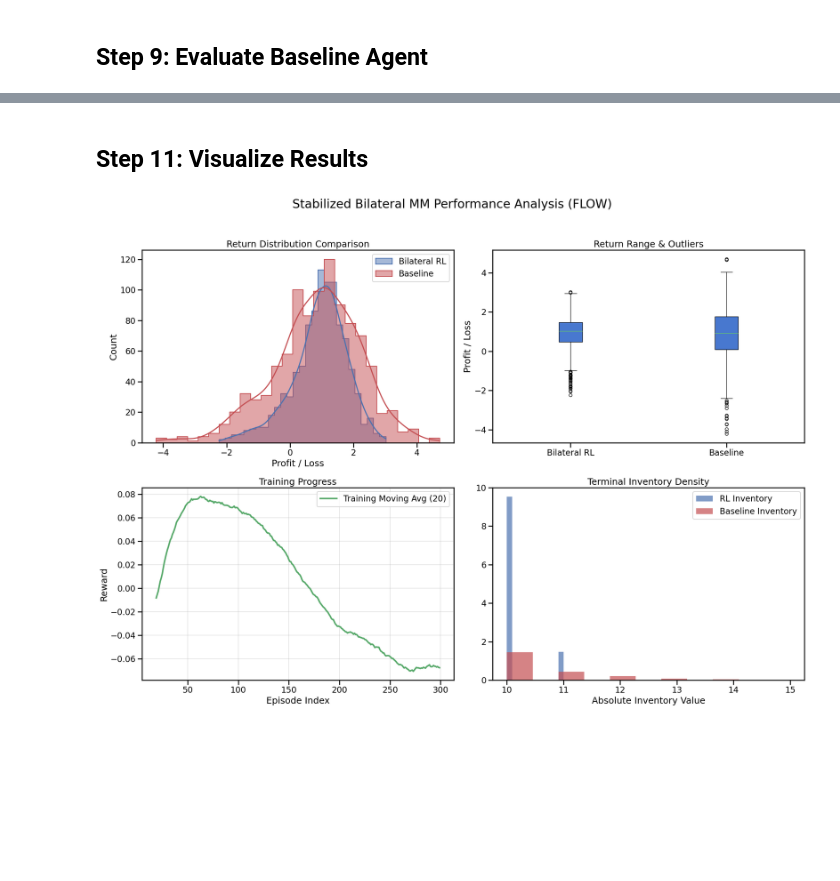
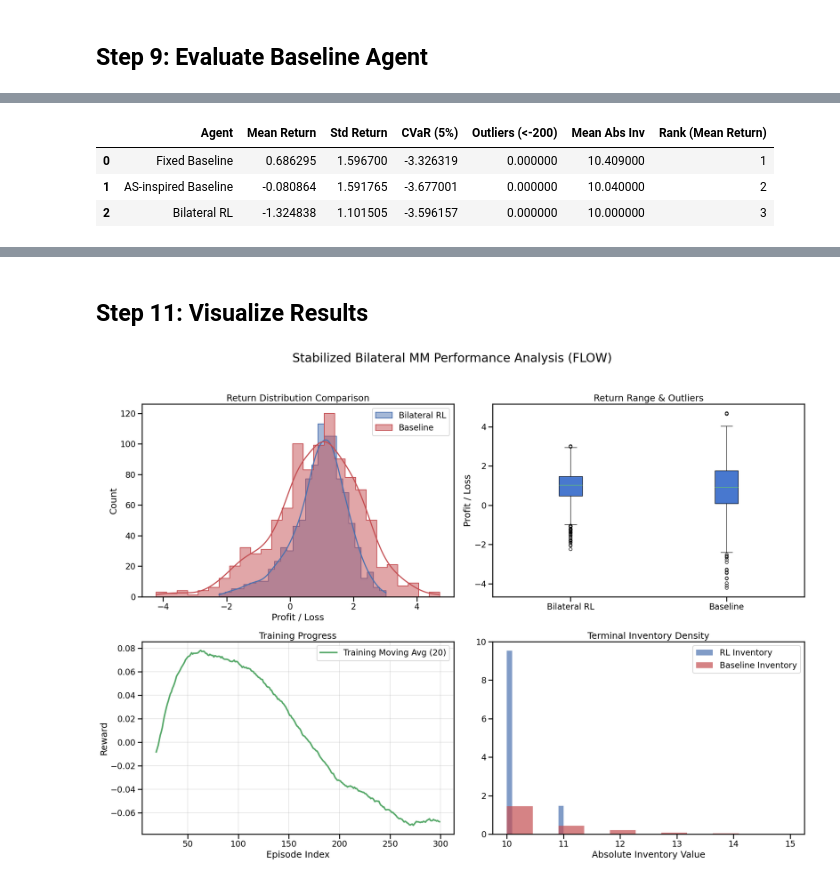
Before and after one commit to SalmanSattar24/rl_marketmaker, a Jupyter notebook: bilateral_mm_agent.ipynb, the cells around one changed output, grey strips where cells are left out. Saved outputs shown, nothing was run; the diff lists cells and outputs as text; code cells hidden in the pictures; blank space fills up the shorter version.

```diff
--- a/bilateral_mm_agent.ipynb
+++ b/bilateral_mm_agent.ipynb
@@ -200,7 +204,7 @@ for folder in ["simulation", "rl_files", "tests", "limit_order_book"]:
 import os
 import subprocess
 
-REPO_URL = "https://github.com/Chuanris/rl_marketmaker.git"
+REPO_URL = "https://github.com/Redestxrain/rl_marketmaker.git"
 REPO_BRANCH = "salman"
 repo_dir = "/content/rl_marketmaker"
 
@@ -507,14 +544,11 @@ class EnvWrapper:
 market = EnvWrapper(market_env)
 
 # ==== Choose agent architecture ====
-# AGENT_TYPE = 'mlp'       -> BilateralAgentLogisticNormal (flat, ~25K params)
-# AGENT_TYPE = 'attention' -> BilateralAgentAttention (single-snapshot Transformer, ~51K params)
-# AGENT_TYPE = 'lit'       -> BilateralAgentLiT (temporal patching + context token, ~97K params)
-# AGENT_TYPE = 'lstm'      -> BilateralAgentLSTM (LSTM over full obs history, ~55K params)
-# AGENT_TYPE = 'lstm_lob'  -> BilateralAgentLSTMLob (LSTM over LOB only, context bypasses, ~50K params)
-AGENT_TYPE = 'lstm_lob'
+# For cross-branch smoke reliability, keep default to MLP.
+# Optional values: 'attention', 'lit', 'lstm', 'lstm_lob'
+AGENT_TYPE = 'mlp'
 
-# Temporal history config (shared by 'lit', 'lstm', 'lstm_lob')
+# Temporal history config (used by temporal architectures)
 HISTORY_LEN = 8
 LIT_PATCH_WIDTH = 2
 
@@ -918,11 +889,13 @@ training_ent_coef = []
 # - Decay to moderate floor (0.01) to maintain some stochasticity
 # This prevents both entropy collapse AND premature loss of exploration
 ent_coef_start = float(ent_coef)
-# Temporal models collapse entropy without stronger pressure
+# Temporal/attention models collapse entropy without stronger pressure
 if AGENT_TYPE in ('lit', 'lstm', 'lstm_lob'):
     ent_coef_end = 0.03  # higher floor for lit/lstm/lstm_lob
+elif AGENT_TYPE == 'attention':
+    ent_coef_end = 0.02  # mild extra pressure for attention
 else:
-    ent_coef_end = 0.01  # standard for mlp/attention
+    ent_coef_end = 0.01  # standard for mlp
 var_start = 1.0
 var_end = 0.1
 
@@ -1445,0 +1534,58 @@ display(df_stats.style.background_gradient(subset=['Bilateral RL', 'Baseline'],
+# %%
+# Compute apples-to-apples statistics for comparison
+import pandas as pd
+import numpy as np
+
+required = ['bilateral_returns', 'baseline_returns', 'as_returns', 'bilateral_inventories', 'baseline_inventories', 'as_inventories']
+missing = [k for k in required if k not in globals()]
+if missing:
+    raise RuntimeError(f"Missing arrays for comparison: {missing}. Run Step 8, Step 9, and Step 9B first.")
+
+def cvar_5(x):
+    x = np.asarray(x, dtype=float)
+    k = max(1, len(x) // 20)
+    return float(np.mean(np.sort(x)[:k]))
+
+def summarize_agent(name, returns_arr, inv_arr):
+    returns_arr = np.asarray(returns_arr, dtype=float)
+    inv_arr = np.asarray(inv_arr, dtype=float)
+    return {
+        'Agent': name,
+        'Mean Return': float(np.mean(returns_arr)),
+        'Std Return': float(np.std(returns_arr)),
+        'CVaR (5%)': cvar_5(returns_arr),
+        'Outliers (<-200)': float(np.mean(returns_arr < -200.0)),
+        'Mean Abs Inv': float(np.mean(inv_arr)),
+    }
+
+rows = [
+    summarize_agent('Bilateral RL', bilateral_returns, bilateral_inventories),
+    summarize_agent('Fixed Baseline', baseline_returns, baseline_inventories),
+    summarize_agent('AS-inspired Baseline', as_returns, as_inventories),
+]
+
+df_agents = pd.DataFrame(rows)
+
+# Add rank on mean return for cleaner claim verification
+df_agents['Rank (Mean Return)'] = df_agents['Mean Return'].rank(ascending=False, method='min').astype(int)
+df_agents = df_agents.sort_values('Rank (Mean Return)').reset_index(drop=True)
+
+display(
+    df_agents.style
+    .background_gradient(subset=['Mean Return', 'Std Return', 'CVaR (5%)'], cmap='RdYlGn')
+    .format({
+        'Mean Return': '{:.6f}',
+        'Std Return': '{:.6f}',
+        'CVaR (5%)': '{:.6f}',
+        'Outliers (<-200)': '{:.6f}',
+        'Mean Abs Inv': '{:.6f}',
+    })
+)
+
+print('\n[INFO] Ranking by mean return (higher is better):')
+print(df_agents[['Agent', 'Mean Return', 'Rank (Mean Return)']].to_string(index=False))
+# %% [output]
+|  | Agent | Mean Return | Std Return | CVaR (5%) | Outliers (<-200) | Mean Abs Inv | Rank (Mean Return) |
+| 0 | Fixed Baseline | 0.686295 | 1.596700 | -3.326319 | 0.000000 | 10.409000 | 1 |
+| 1 | AS-inspired Baseline | -0.080864 | 1.591765 | -3.677001 | 0.000000 | 10.040000 | 2 |
+| 2 | Bilateral RL | -1.324838 | 1.101505 | -3.596157 | 0.000000 | 10.000000 | 3 |
```
Also changed, not shown: parts of 25 cells of this notebook, 2 other files.
